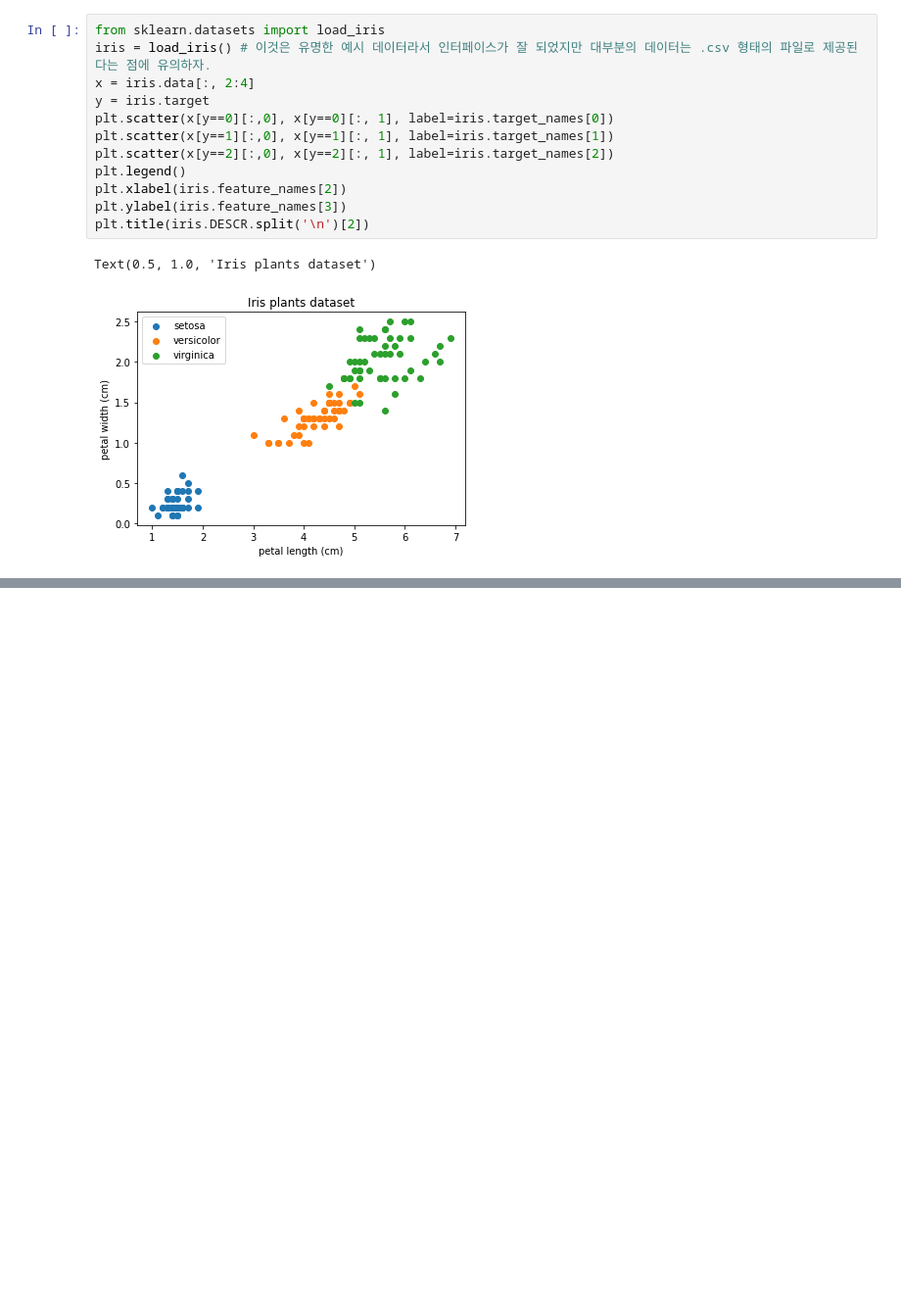
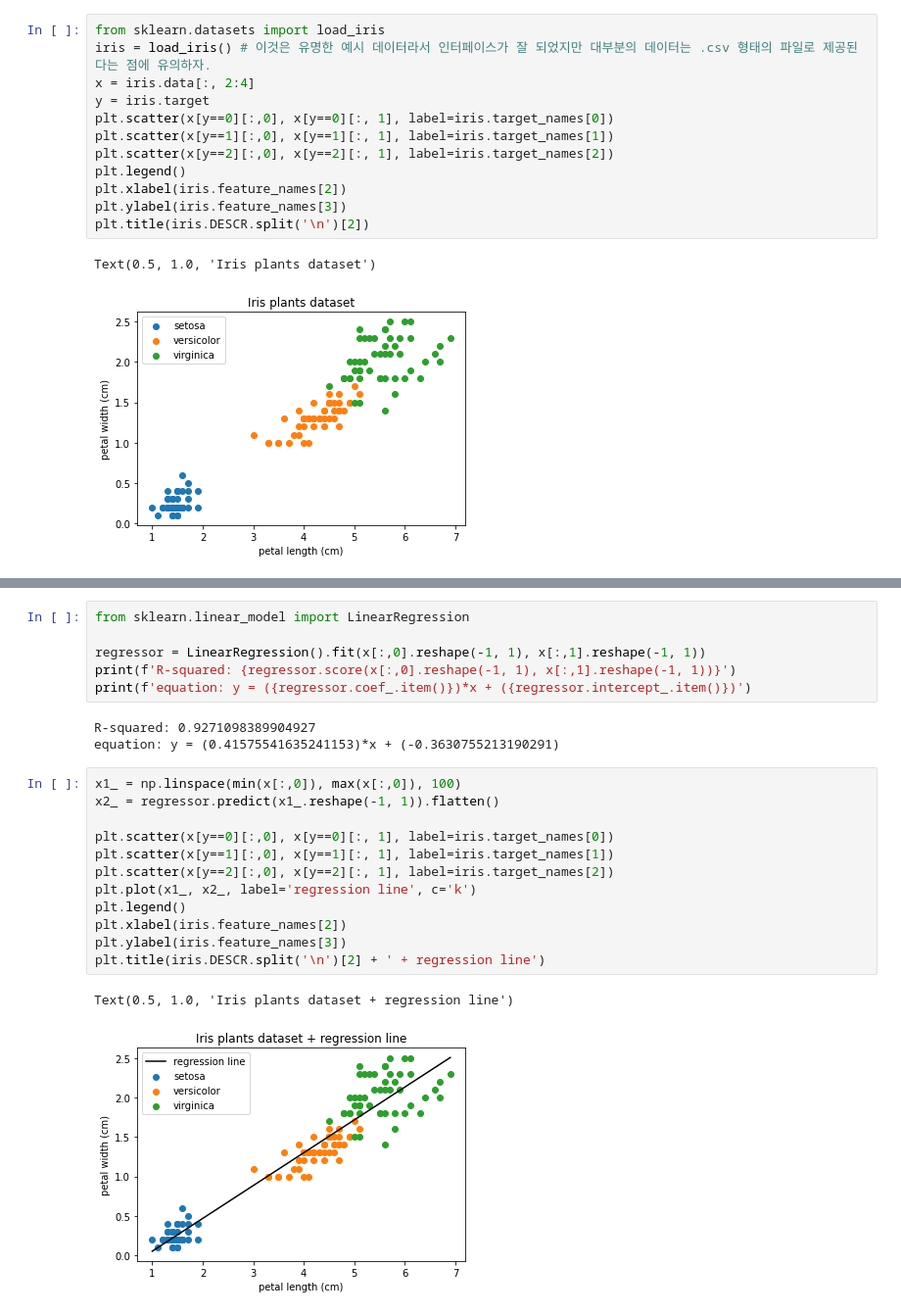
Before and after one commit to Siheon-Park/KSOP, a Jupyter notebook: 2021-10-23-linear_regression.ipynb, the cells around one changed output, grey strips where cells are left out. Shown at 98% size. Saved outputs shown, nothing was run; the diff lists cells and outputs as text; blank space fills up the shorter version.

Commit message:
add dataset

```diff
--- a/2021-10-23-linear_regression.ipynb
+++ b/2021-10-23-linear_regression.ipynb
@@ -35,0 +62,24 @@ Text(0.5, 1.0, 'Iris plants dataset')
+# %%
+from sklearn.linear_model import LinearRegression
+
+regressor = LinearRegression().fit(x[:,0].reshape(-1, 1), x[:,1].reshape(-1, 1))
+print(f'R-squared: {regressor.score(x[:,0].reshape(-1, 1), x[:,1].reshape(-1, 1))}')
+print(f'equation: y = ({regressor.coef_.item()})*x + ({regressor.intercept_.item()})')
+# %% [output]
+R-squared: 0.9271098389904927
+equation: y = (0.41575541635241153)*x + (-0.3630755213190291)
+# %%
+x1_ = np.linspace(min(x[:,0]), max(x[:,0]), 100)
+x2_ = regressor.predict(x1_.reshape(-1, 1)).flatten()
+
+plt.scatter(x[y==0][:,0], x[y==0][:, 1], label=iris.target_names[0])
+plt.scatter(x[y==1][:,0], x[y==1][:, 1], label=iris.target_names[1])
+plt.scatter(x[y==2][:,0], x[y==2][:, 1], label=iris.target_names[2])
+plt.plot(x1_, x2_, label='regression line', c='k')
+plt.legend()
+plt.xlabel(iris.feature_names[2])
+plt.ylabel(iris.feature_names[3])
+plt.title(iris.DESCR.split('\n')[2] + ' + regression line')
+# %% [output]
+Text(0.5, 1.0, 'Iris plants dataset + regression line')
+[figure, added]
```
Also changed, not shown: parts of 8 cells of this notebook, 1 other file.
